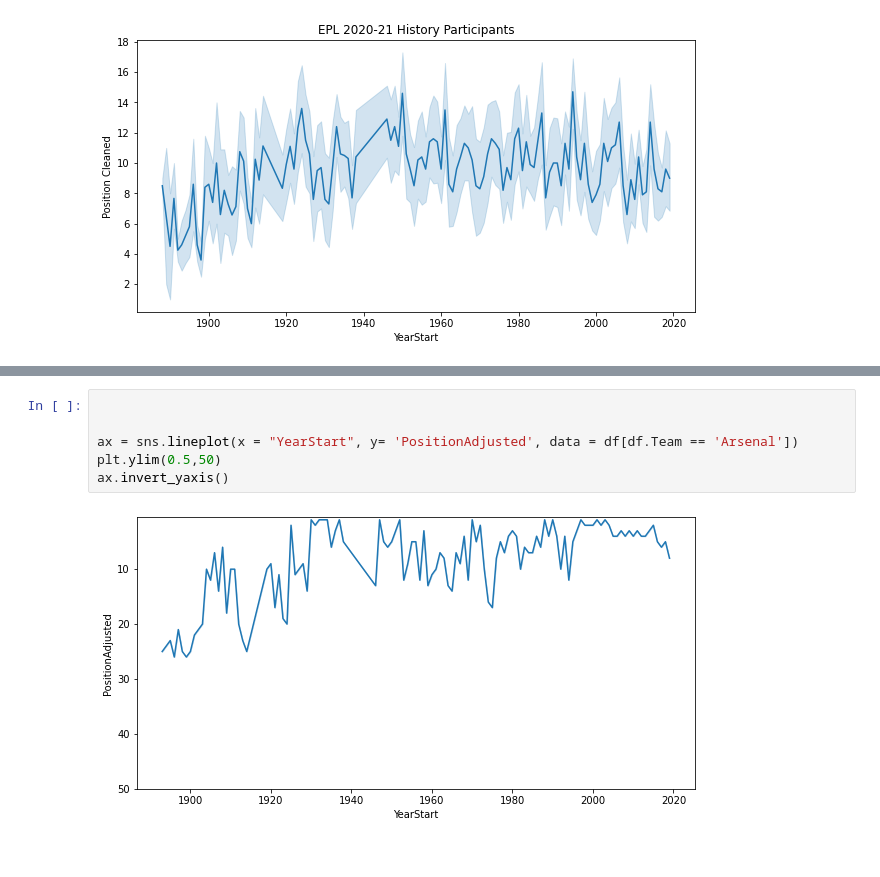
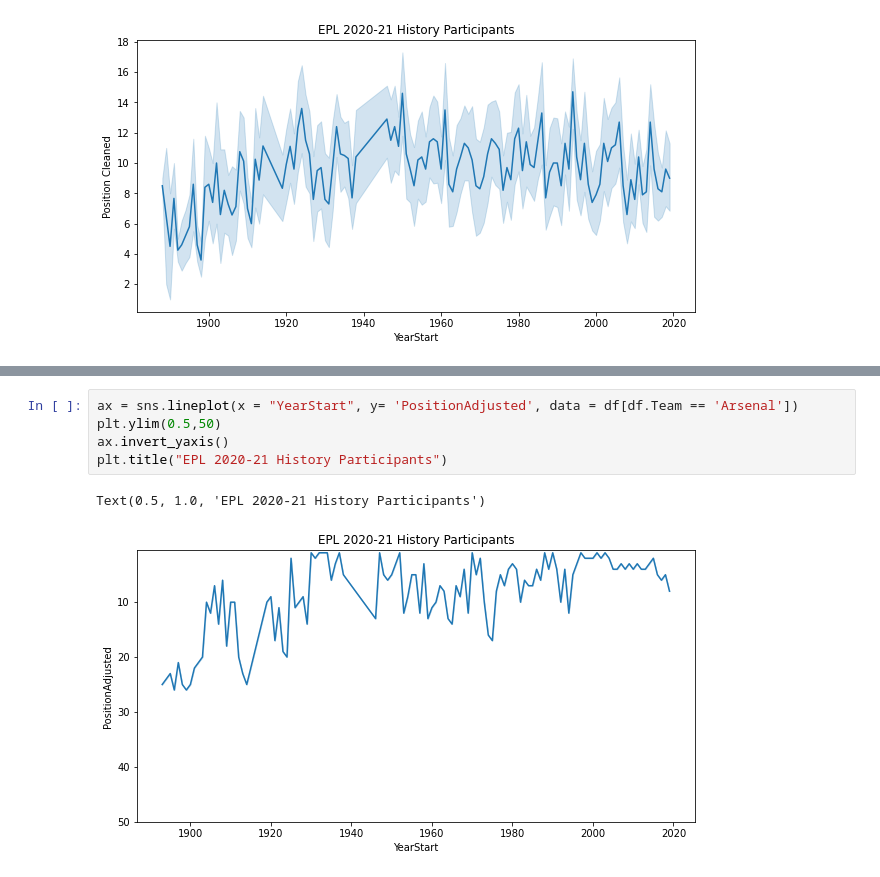
Before and after one commit to bbishal12/Quiz0, a Jupyter notebook: Copy_of_Recreating_Masters.ipynb, the cells around one changed output, grey strips where cells are left out. Drawn from its saved outputs; the diff is of its cells as text.

```diff
--- a/Copy_of_Recreating_Masters.ipynb
+++ b/Copy_of_Recreating_Masters.ipynb
@@ -119,8 +115,8 @@ df[df.Team == "Arsenal"]
 # %%
-
-
 ax = sns.lineplot(x = "YearStart", y= 'PositionAdjusted', data = df[df.Team == 'Arsenal'])
 plt.ylim(0.5,50)
 ax.invert_yaxis()
+plt.title("EPL 2020-21 History Participants")
 # %% [output]
+Text(0.5, 1.0, 'EPL 2020-21 History Participants')
-[figure, old version]
+[figure, new version]
```
Also changed, not shown: parts of 12 cells of this notebook.
